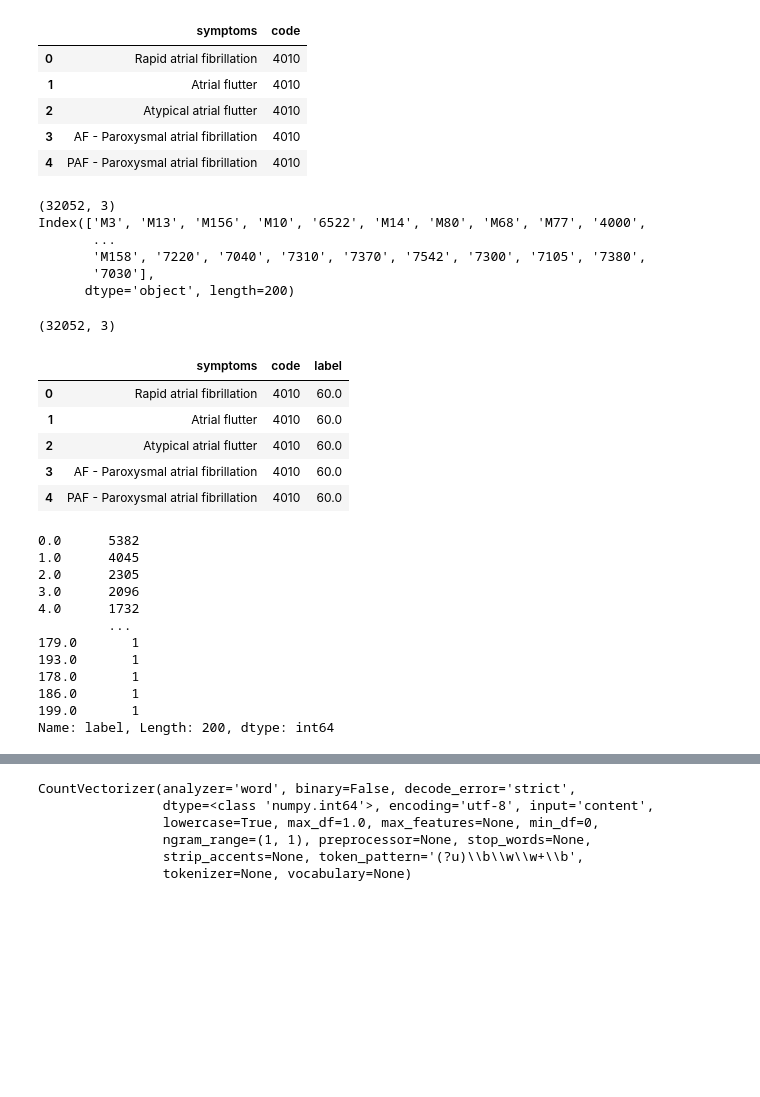
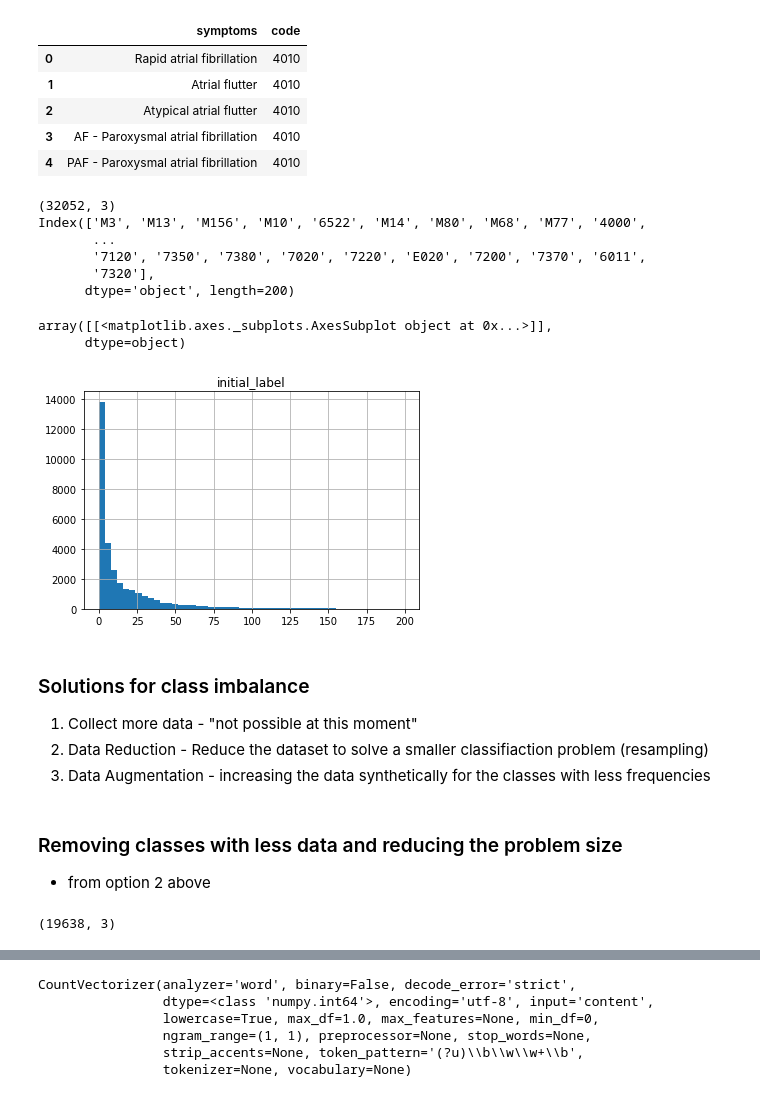
Before and after one commit to chaitanyarajasekhar/patient_symptoms_classification, a Jupyter notebook: medical_symptoms_text_classification.ipynb, the cells around one changed output, grey strips where cells are left out. Drawn from its saved outputs; the diff is of its cells as text; code cells hidden in the pictures; blank space fills up the shorter version.

Commit message:
Plots and Visualization - added confusion matrix and data frequency plots - converted some redundant code into functions - add some markdown explanation

```diff
--- a/medical_symptoms_text_classification.ipynb
+++ b/medical_symptoms_text_classification.ipynb
@@ -164,45 +109,34 @@ df.head()
 | 3 | AF - Paroxysmal atrial fibrillation | 4010 |
 | 4 | PAF - Paroxysmal atrial fibrillation | 4010 |
 # %%
-df["label"] = np.nan
+# create numerical lables for training the data
+df["initial_label"] = np.nan
 print(df.shape)
 
 value_counts = df["code"].value_counts() # Specific column
 code_index   = value_counts.index
 print(code_index)
 for i, code_id in enumerate(code_index):
-    df.loc[df[df["code"] == code_id].index,"label"] = i
+    df.loc[df[df["code"] == code_id].index,"initial_label"] = i
 # %% [output]
 (32052, 3)
 Index(['M3', 'M13', 'M156', 'M10', '6522', 'M14', 'M80', 'M68', 'M77', '4000',
        ...
-       'M158', '7220', '7040', '7310', '7370', '7542', '7300', '7105', '7380',
-       '7030'],
+       '7120', '7350', '7380', '7020', '7220', 'E020', '7200', '7370', '6011',
+       '7320'],
       dtype='object', length=200)
-# %%
-print(df.shape)
-df.head()
-# %% [output]
-(32052, 3)
-|  | symptoms | code | label |
-| 0 | Rapid atrial fibrillation | 4010 | 60.0 |
-| 1 | Atrial flutter | 4010 | 60.0 |
-| 2 | Atypical atrial flutter | 4010 | 60.0 |
-| 3 | AF - Paroxysmal atrial fibrillation | 4010 | 60.0 |
-| 4 | PAF - Paroxysmal atrial fibrillation | 4010 | 60.0 |
-# %%
-#checking if the labels are correct
-print(df["label"].value_counts())
-# %% [output]
-0.0      5382
-1.0      4045
-2.0      2305
-3.0      2096
-4.0      1732
-         ...
-179.0       1
-193.0       1
-178.0       1
-186.0       1
-199.0       1
-Name: label, Length: 200, dtype: int64
+# %%
+# plot histogram to visualize class distribution
+df.hist(column="initial_label", bins=50)
+# %% [output]
+array([[<matplotlib.axes._subplots.AxesSubplot object at 0x...>]],
+      dtype=object)
+[figure, added]
+# %% [markdown]
+### Solutions for class imbalance
+1. Collect more data - "not possible at this moment"
+1. Data Reduction - Reduce the dataset to solve a smaller classifiaction problem (resampling)
+2. Data Augmentation - increasing the data synthetically for the classes with less frequencies
+# %% [markdown]
+### Removing classes with less data and reducing the problem size
+- from option 2 above
@@ -208,0 +146,11 @@ Name: label, Length: 200, dtype: int64
+# %%
+# reducing the problem to 10 classes
+value_counts = df["code"].value_counts() # Specific column
+threshold = 650
+to_remove = value_counts[value_counts <= threshold].index
+for code in to_remove:
+    df = df[df["code"] != code]
+
+print(df.shape)
+# %% [output]
+(19638, 3)
```
Also changed, not shown: parts of 47 cells of this notebook.
